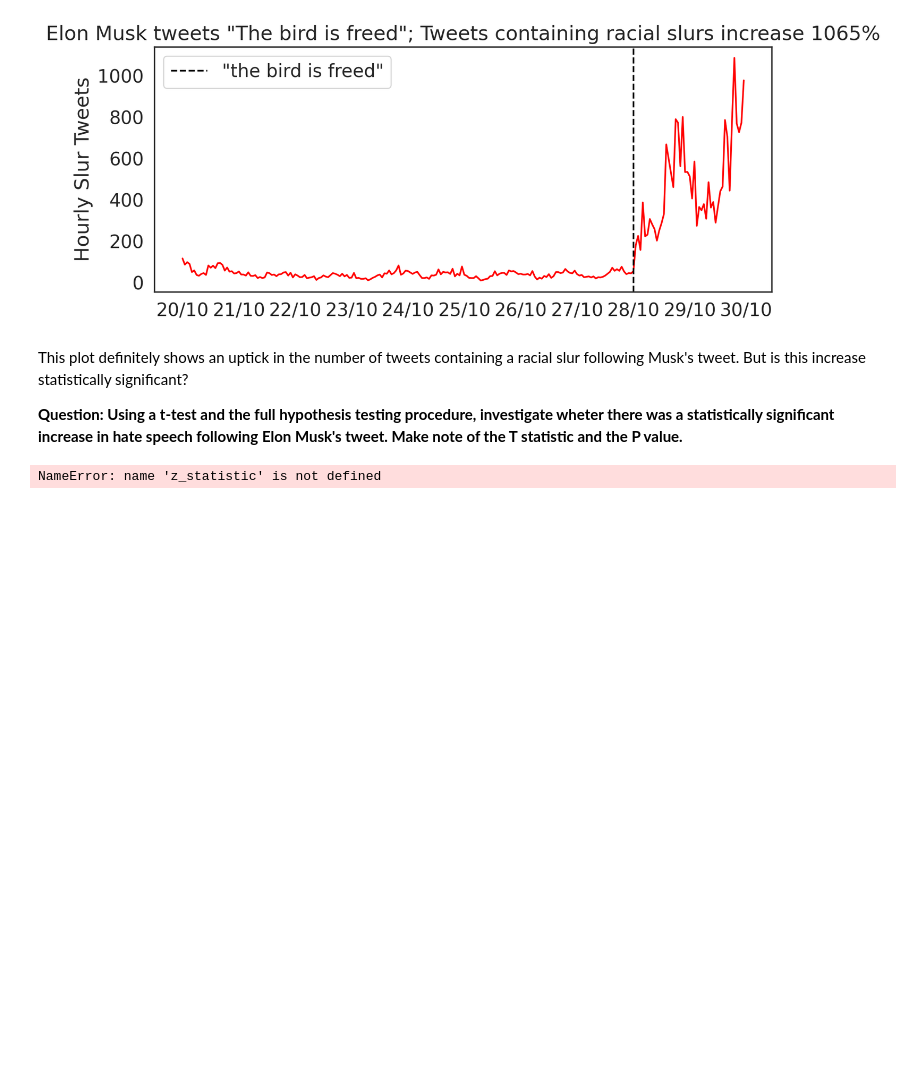
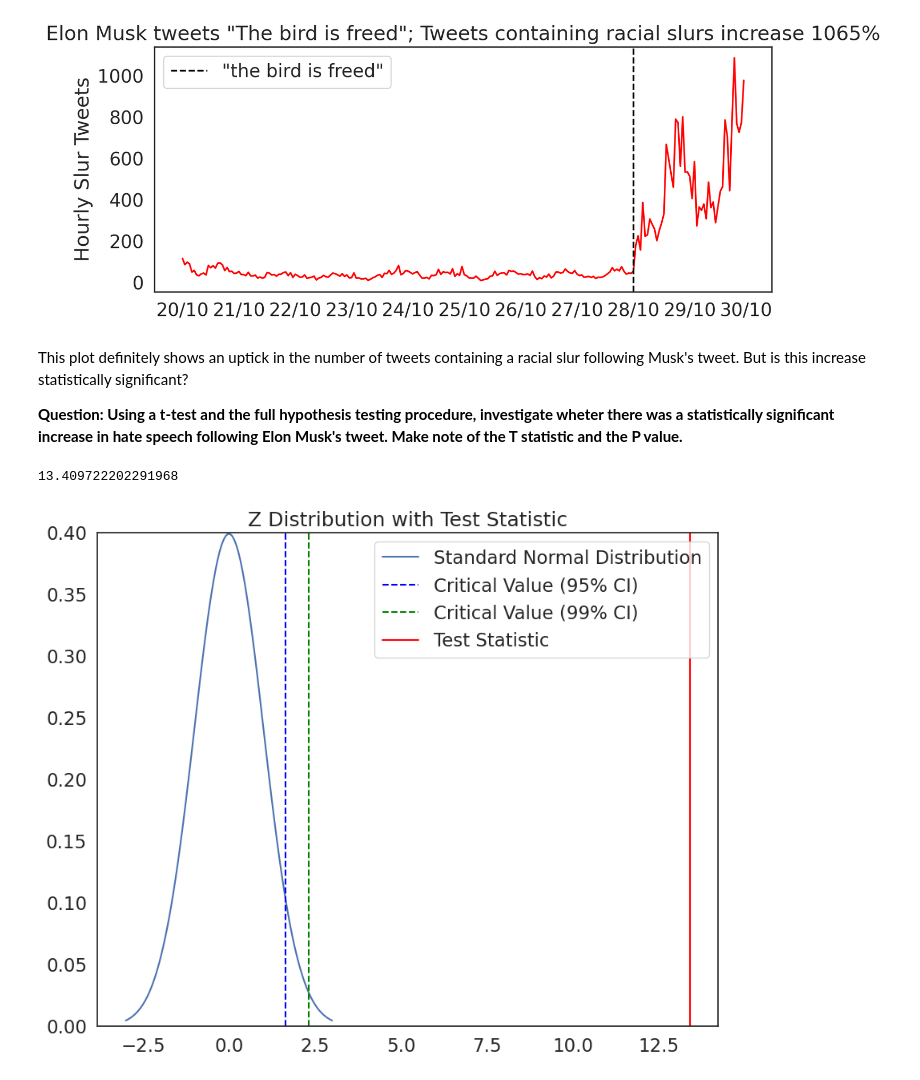
Before and after one commit to wigglyworm88/QM2, a Jupyter notebook: notebooks/W06. Hypothesis Testing.ipynb, the cells around one changed output. Cells and saved outputs as stored; diff of their text form; code cells hidden in the pictures; blank space fills up the shorter version.

```diff
--- a/notebooks/W06. Hypothesis Testing.ipynb
+++ b/notebooks/W06. Hypothesis Testing.ipynb
@@ -444,11 +444,11 @@ This plot definitely shows an uptick in the number of tweets containing a racial
 # THE ALTERNATIVE = there is a statistically significant increase in the number of slur-containing tweets after Musk's tweet.
 # H1:   xafter > xbefore (mean after is greater than before)
 
-# Step 1.2: Test Statistic
+# Step 2: Test Statistic
 # z = mean of slurs after tweet - mean of slurs before tweet ÷ s.d of overall slur tweets/square root total num of observations
-tweets['hour'] = pd.to_datetime(tweet['hour'])
+tweets['hour'] = pd.to_datetime(tweets['hour'])
 
-tweet_time = pd.to.datetime('2022.10.28')
+tweet_time = pd.to_datetime('2022.10.28')
 
 pre_tweet = tweets[tweets['hour'] < tweet_time]['count']
 post_tweet = tweets[tweets['hour'] > tweet_time]['count']
@@ -456,36 +456,37 @@ post_tweet = tweets[tweets['hour'] > tweet_time]['count']
 pre_mean = pre_tweet.mean()
 post_mean = post_tweet.mean()
 
-std_dev = tweets['counts'].std()
+std_dev = tweets['count'].std()
 n_before = len(pre_tweet)
 n_after = len(post_tweet)
 
 se = std_dev * np.sqrt(1/n_before + 1/n_after)
 z_statistic = (post_mean - pre_mean) / se
 print(z_statistic)
 
 
 def plot_z(test_statistic):
     mu, se= 0, 1
     x = np.linspace(mu - 3*se, mu + 3*se, 100)
 
     plt.plot(x, norm.pdf(x, mu, se), label='Standard Normal Distribution')
 
     critical_value_95 = 1.645
     plt.axvline(critical_value_95, color='blue', linestyle='dashed', linewidth=1.5, label='Critical Value (95% CI)')
 
     critical_value_99 = 2.33
     plt.axvline(critical_value_99, color='green', linestyle='dashed', linewidth=1.5, label='Critical Value (99% CI)')
 
 
     plt.axvline(test_statistic, color='red', linestyle='solid', linewidth=1.5,label='Test Statistic')
 
 
     plt.ylim(0,0.4)
     plt.legend()
     plt.title('Z Distribution with Test Statistic')
     plt.show()
 
 plot_z(z_statistic)
 # %% [output]
-NameError: name 'z_statistic' is not defined
+13.409722202291968
+[figure, added]
```
Also changed, not shown: parts of 1 cell of this notebook.
